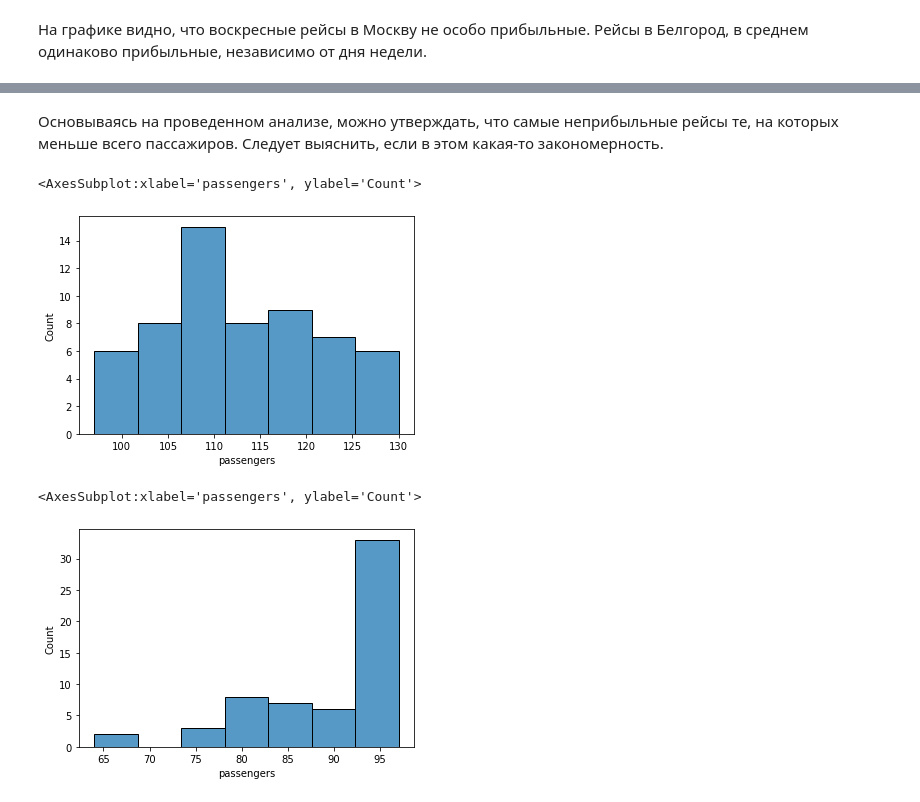
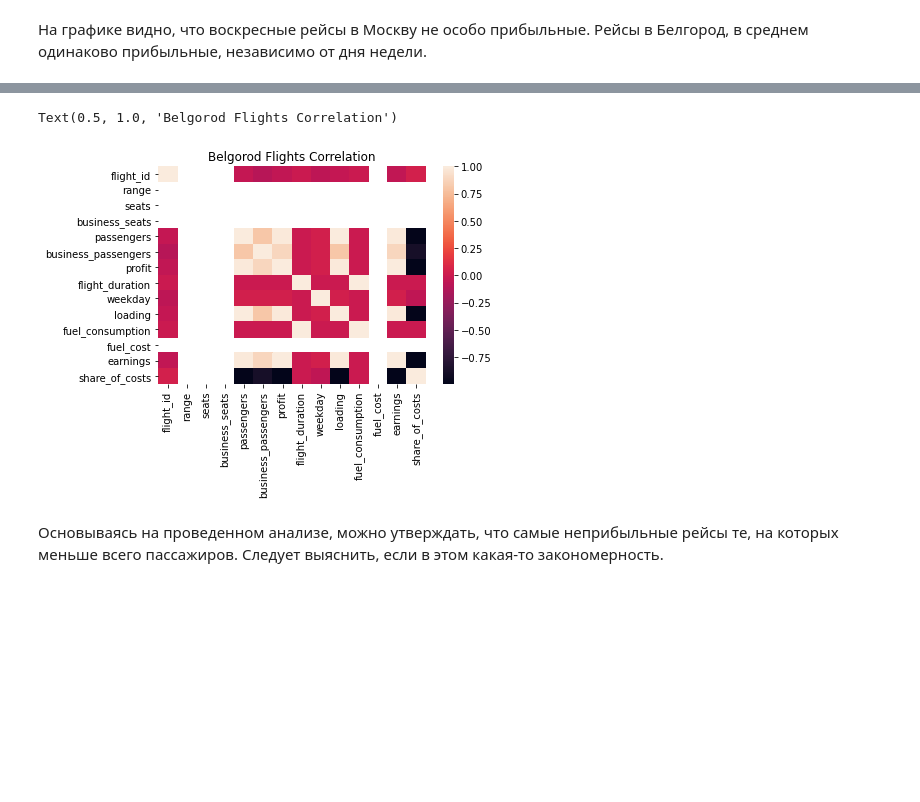
Before and after one commit to Golovolastik/skillfactory_rds, a Jupyter notebook: module_4/analysis.ipynb, the cells around one changed output, grey strips where cells are left out. Drawn from its saved outputs; the diff is of its cells as text; code cells hidden in the pictures; blank space fills up the shorter version.

```diff
--- a/module_4/analysis.ipynb
+++ b/module_4/analysis.ipynb
@@ -213,12 +230,8 @@ Text(0.5, 1.0, 'Earnings by weekday - Belgorod')
+# %%
+a = sns.heatmap(belgorod.corr())
+a.set_title("Belgorod Flights Correlation")
+# %% [output]
+Text(0.5, 1.0, 'Belgorod Flights Correlation')
+[figure, added]
 # %% [markdown]
 Основываясь на проведенном анализе, можно утверждать, что самые неприбыльные рейсы те, на которых меньше всего пассажиров. Следует выяснить, если в этом какая-то закономерность.
-# %%
-sns.histplot(moscow.passengers)
-# %% [output]
-<AxesSubplot:xlabel='passengers', ylabel='Count'>
-[figure, removed]
-# %%
-sns.histplot(belgorod.passengers)
-# %% [output]
-<AxesSubplot:xlabel='passengers', ylabel='Count'>
-[figure, removed]
```
Also changed, not shown: parts of 17 cells of this notebook.
